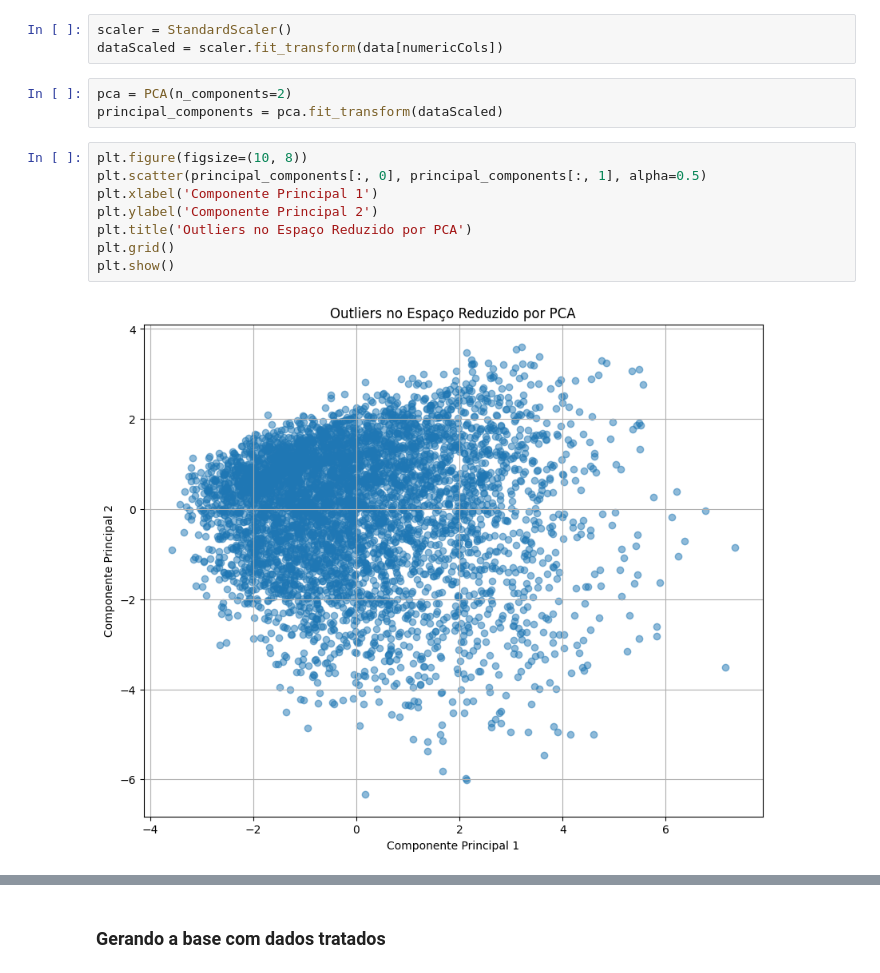
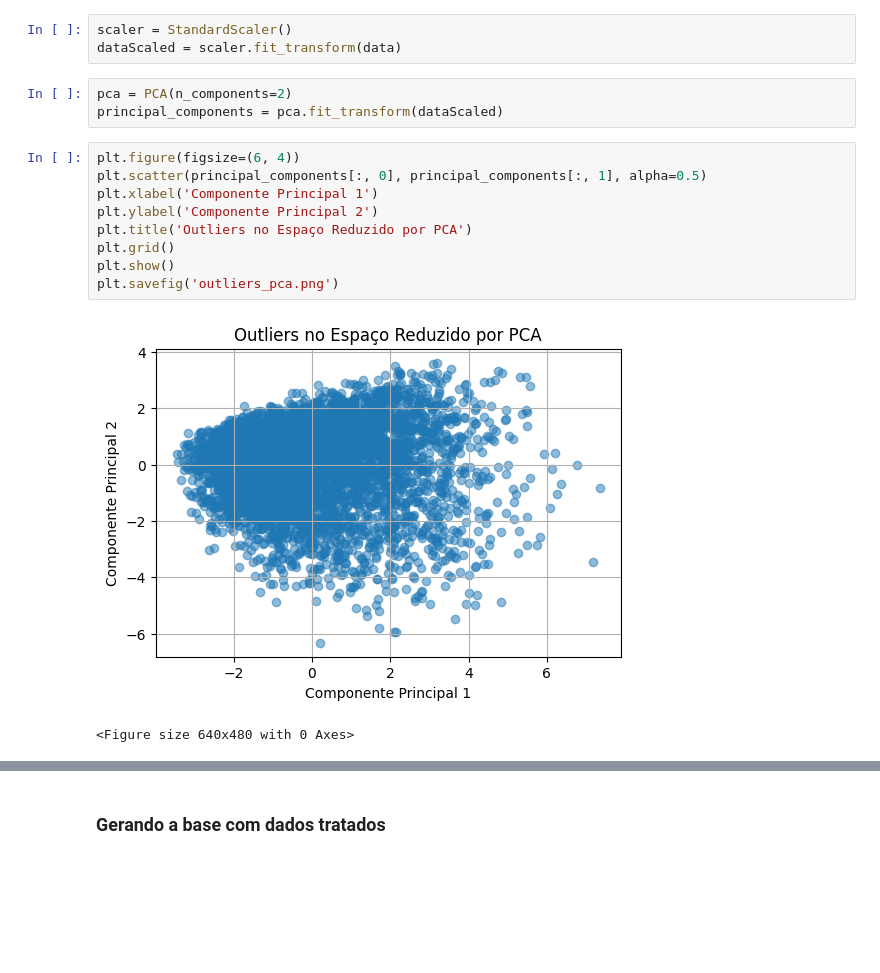
Before and after one commit to IgorLorentz/TOC-TDAH, a Jupyter notebook: tratamento_dados.ipynb, the cells around one changed output, grey strips where cells are left out. Saved outputs shown, nothing was run; the diff lists cells and outputs as text; blank space fills up the shorter version.

```diff
--- a/tratamento_dados.ipynb
+++ b/tratamento_dados.ipynb
@@ -337,17 +330,19 @@ plt.show()
 PCA
 # %%
 scaler = StandardScaler()
-dataScaled = scaler.fit_transform(data[numericCols])
+dataScaled = scaler.fit_transform(data)
 # %%
 pca = PCA(n_components=2)
 principal_components = pca.fit_transform(dataScaled)
 # %%
-plt.figure(figsize=(10, 8))
+plt.figure(figsize=(6, 4))
 plt.scatter(principal_components[:, 0], principal_components[:, 1], alpha=0.5)
 plt.xlabel('Componente Principal 1')
 plt.ylabel('Componente Principal 2')
 plt.title('Outliers no Espaço Reduzido por PCA')
 plt.grid()
 plt.show()
+plt.savefig('outliers_pca.png')
 # %% [output]
-[figure, old version]
+[figure, new version]
+<Figure size 640x480 with 0 Axes>
```
Also changed, not shown: parts of 4 cells of this notebook.
